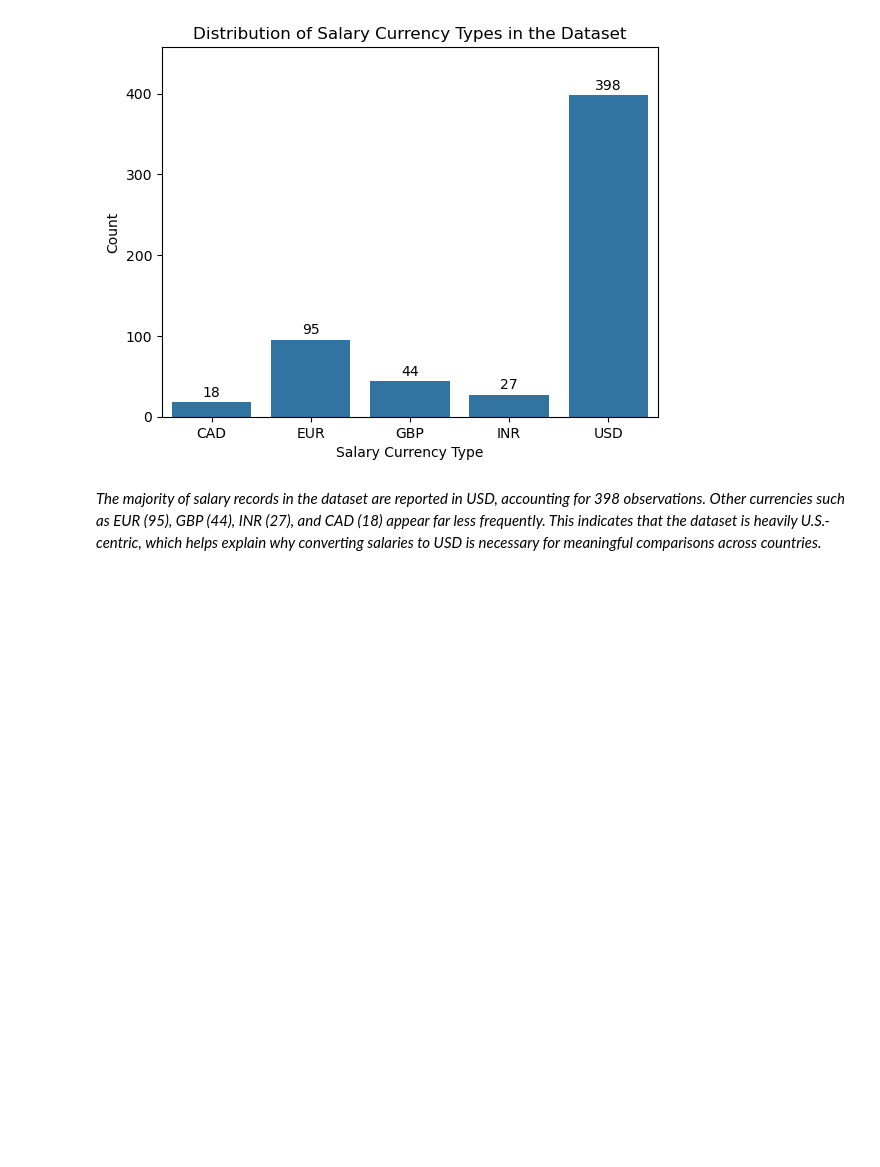
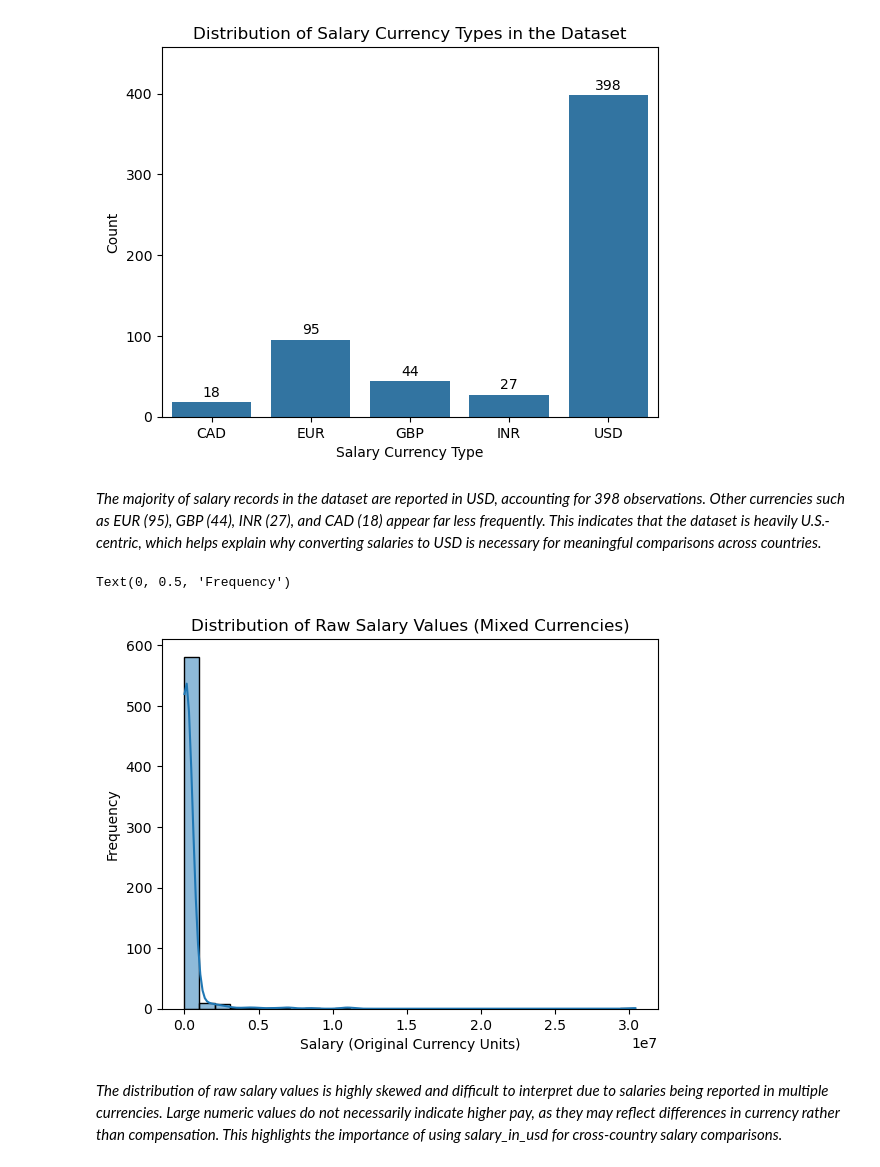
Before and after one commit to Evebarr20/DSE5002_Project1, a Jupyter notebook: Project_01.ipynb, the cells around one changed output. Saved outputs shown, nothing was run; the diff lists cells and outputs as text; code cells hidden in the pictures; blank space fills up the shorter version.

Commit message:
Create final plot

```diff
--- a/Project_01.ipynb
+++ b/Project_01.ipynb
@@ -508,3 +508,14 @@ Text(0, 0.5, 'Count')
 [figure]
 # %% [markdown]
 *The majority of salary records in the dataset are reported in USD, accounting for 398 observations. Other currencies such as EUR (95), GBP (44), INR (27), and CAD (18) appear far less frequently. This indicates that the dataset is heavily U.S.-centric, which helps explain why converting salaries to USD is necessary for meaningful comparisons across countries.*
+# %%
+# histogram showing raw salaries
+sns.histplot(ds_df["salary"], bins=30, kde=True)
+plt.title("Distribution of Raw Salary Values (Mixed Currencies)")
+plt.xlabel("Salary (Original Currency Units)")
+plt.ylabel("Frequency")
+# %% [output]
+Text(0, 0.5, 'Frequency')
+[figure, added]
+# %% [markdown]
+*The distribution of raw salary values is highly skewed and difficult to interpret due to salaries being reported in multiple currencies. Large numeric values do not necessarily indicate higher pay, as they may reflect differences in currency rather than compensation. This highlights the importance of using salary_in_usd for cross-country salary comparisons.*
```
Also changed, not shown: parts of 1 cell of this notebook.
